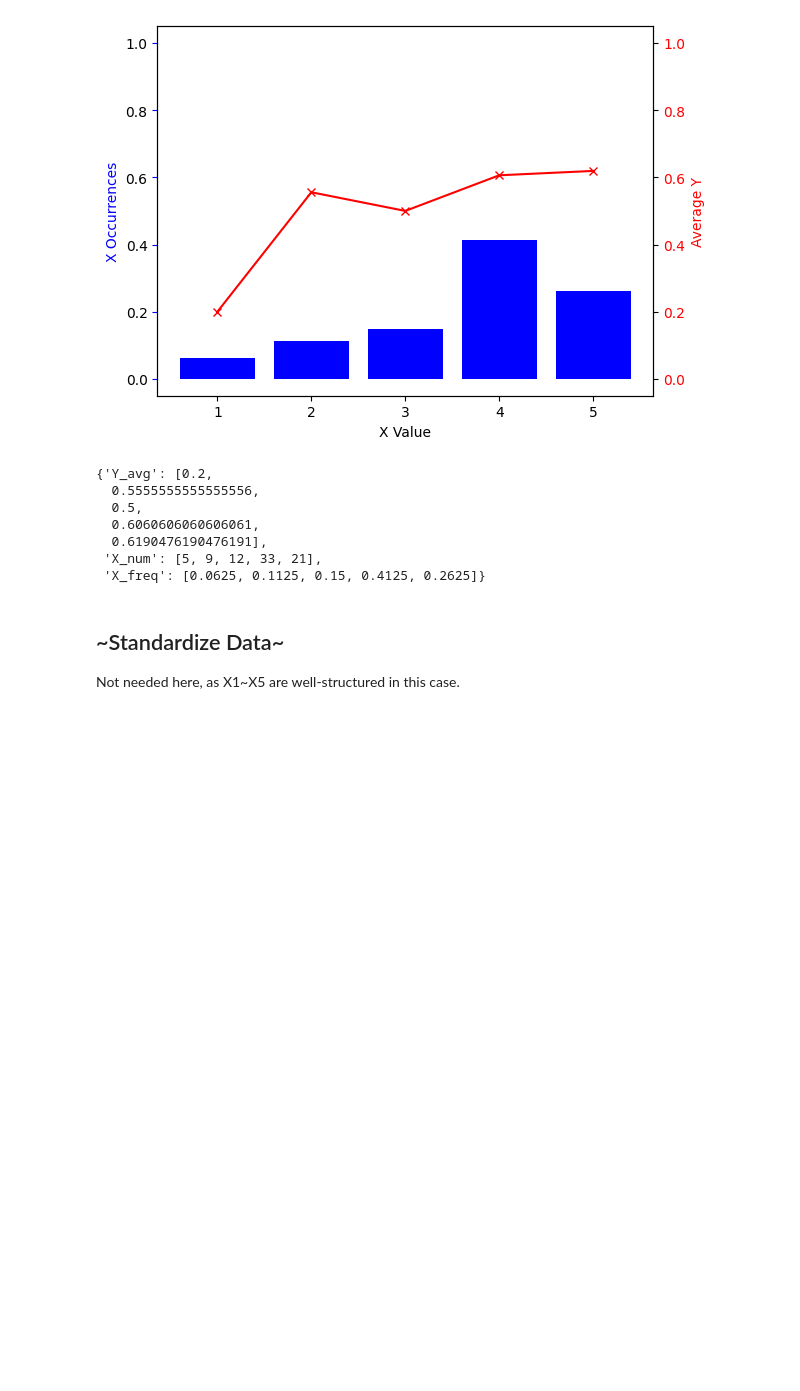
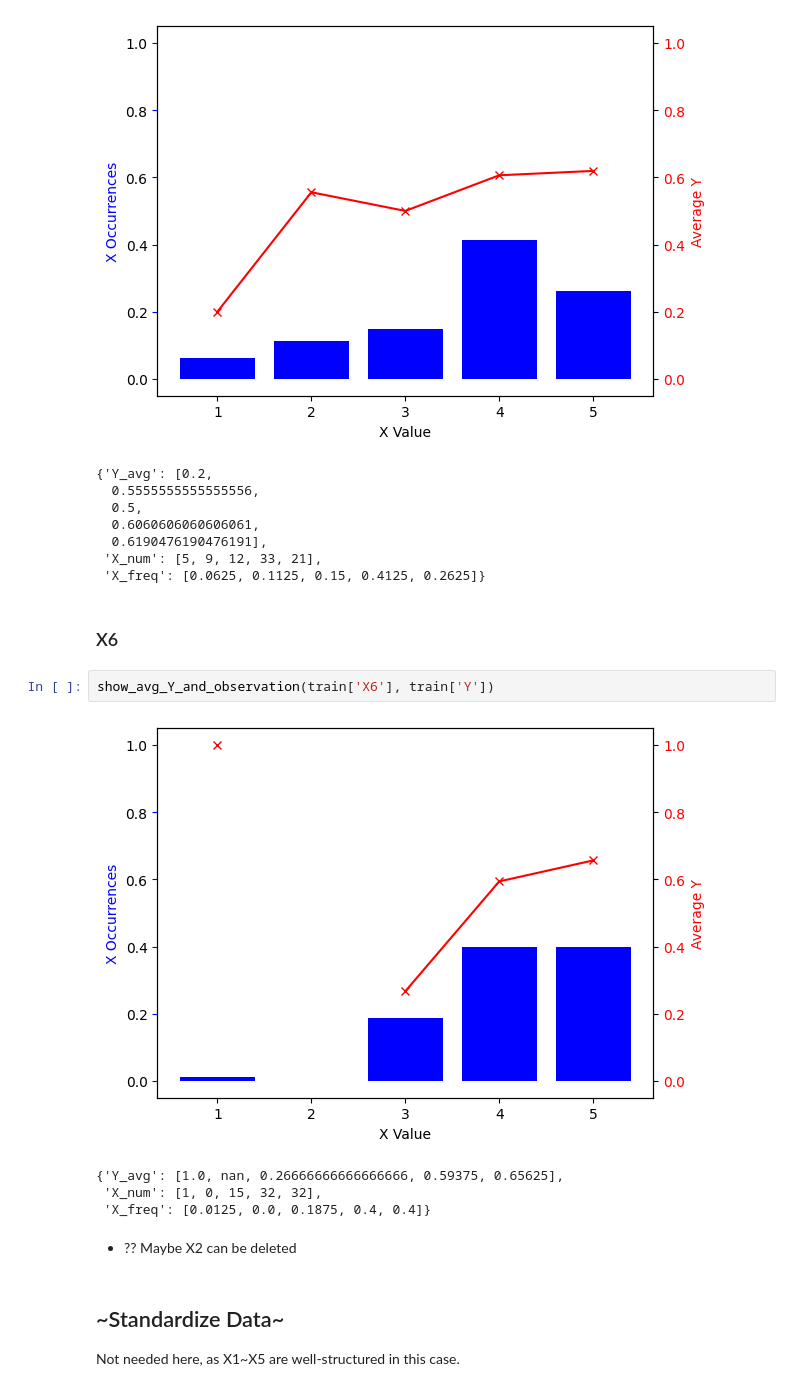
Before and after one commit to Arnoldzyf/Apziva-Projects, a Jupyter notebook: 1_happy_customers.ipynb, the cells around one changed output. Cells and saved outputs as stored; diff of their text form; blank space fills up the shorter version.

```diff
--- a/1_happy_customers.ipynb
+++ b/1_happy_customers.ipynb
@@ -268,6 +273,17 @@ show_avg_Y_and_observation(train['X5'], train['Y'])
   0.6190476190476191],
  'X_num': [5, 9, 12, 33, 21],
  'X_freq': [0.0625, 0.1125, 0.15, 0.4125, 0.2625]}
+# %% [markdown]
+### X6
+# %%
+show_avg_Y_and_observation(train['X6'], train['Y'])
+# %% [output]
+[figure, added]
+{'Y_avg': [1.0, nan, 0.26666666666666666, 0.59375, 0.65625],
+ 'X_num': [1, 0, 15, 32, 32],
+ 'X_freq': [0.0125, 0.0, 0.1875, 0.4, 0.4]}
+# %% [markdown]
+- ?? Maybe X2 can be deleted
 # %% [markdown]
 ## ~Standardize Data~
 
```
Also changed, not shown: parts of 30 cells of this notebook.
